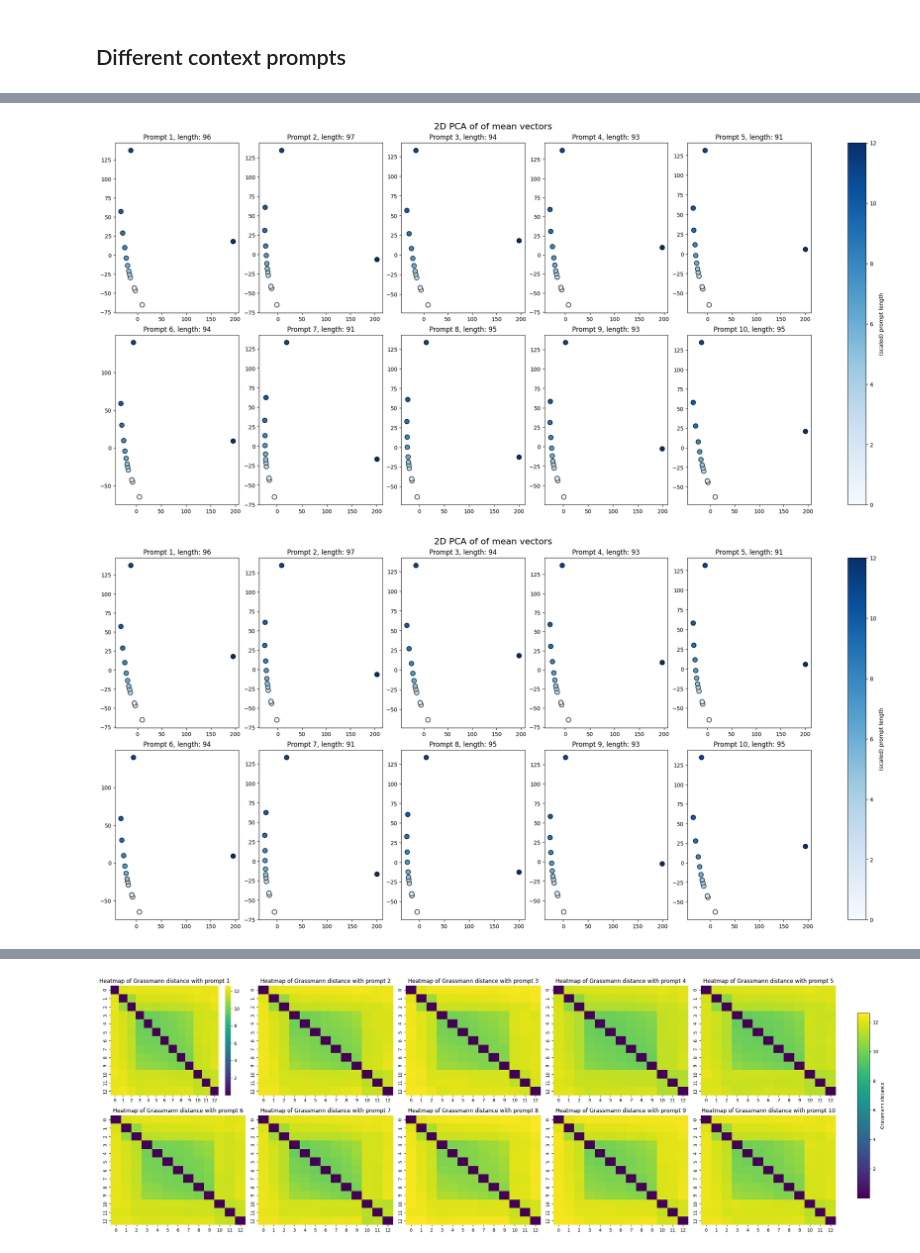
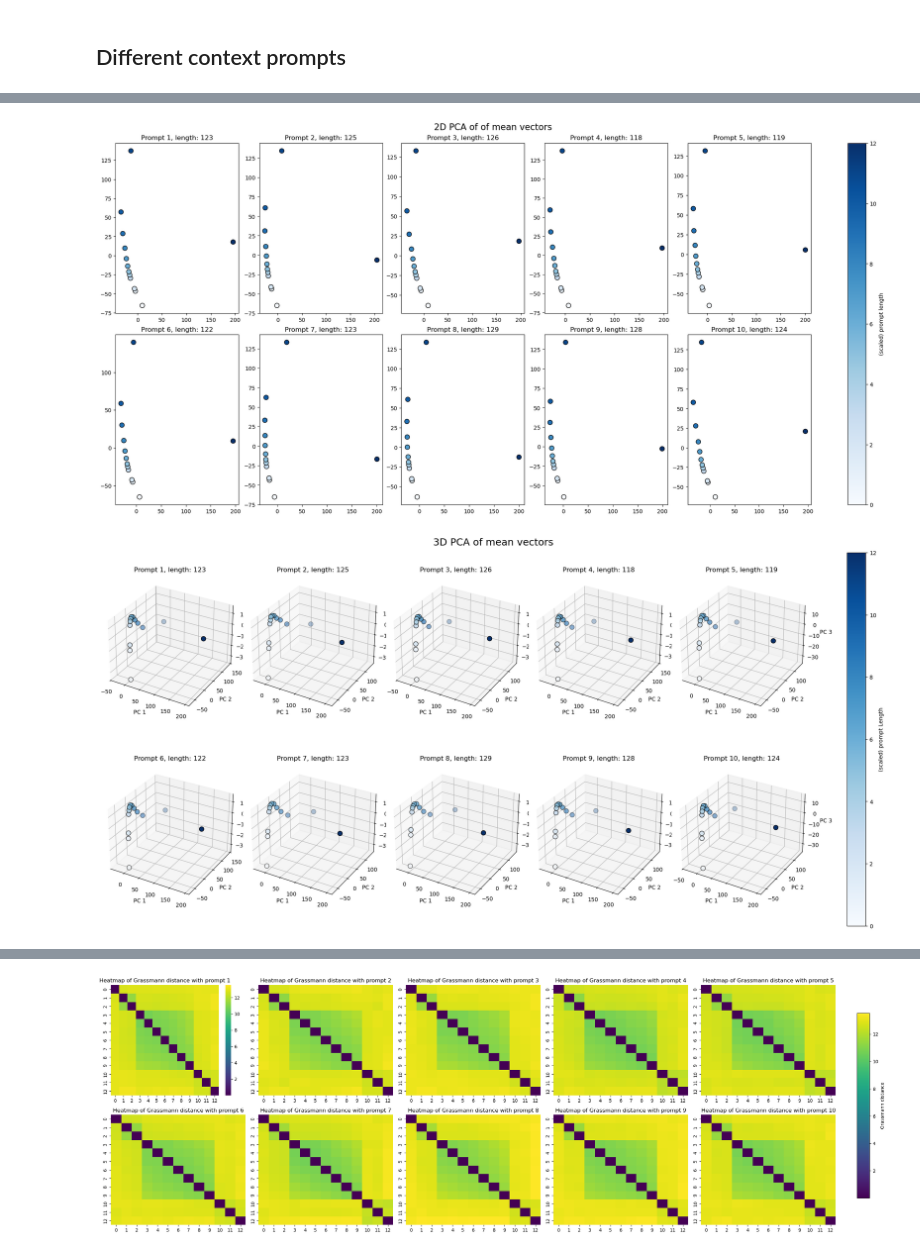
Before and after one commit to filippobezzi/transformer_geometrical_analysis, a Jupyter notebook: buffer_analysis.ipynb, the cells around one changed output, grey strips where cells are left out. Drawn from its saved outputs; the diff is of its cells as text; code cells hidden in the pictures.

```diff
--- a/buffer_analysis.ipynb
+++ b/buffer_analysis.ipynb
@@ -85,17 +137,24 @@ plot_heatmap(gd_heatmap)
 # %% [markdown]
 ## Different context prompts
 # %%
-volumes, gd, cos_sim, mean_vector, word_counts, rank_matrix = general_analysis("different_topics_prompts.txt")
+#Compute the interested geometrical quantities
+volumes, gd, cos_sim, mean_vector, token_counts, rank_matrix = general_analysis("different_topics_prompts.txt")
+
+#prepare data for the heatmap
 gd_heatmap = get_heatmap("different_topics_prompts.txt")
 # %%
-plot_geometry(volumes, word_counts, title="Volume over buffer states", xlabel="Buffer index", ylabel="log(Volume)")
-plot_geometry(gd, word_counts, title="Grassmann distance from previous buffer", xlabel="Buffer index", ylabel="Grassmann distance")
-plot_geometry(cos_sim, word_counts, title="Cosine similarity with last buffer", xlabel="Buffer index", ylabel="Cosine similarity")
+#Plot Volume, GD evolution and Cosine similarity
+plot_geometry(volumes, token_counts, title="Volume over buffer states", xlabel="Buffer index", ylabel="log(Volume)")
+plot_geometry(gd, token_counts, title="Grassmann distance from previous buffer", xlabel="Buffer index", ylabel="Grassmann distance")
+plot_geometry(cos_sim, token_counts, title="Cosine similarity with last buffer", xlabel="Buffer index", ylabel="Cosine similarity")
 
-PCA_plot(mean_vector, word_counts, n_components=2)
-PCA_plot(mean_vector, word_counts, n_components=3)
+#Plot mean vector evolution
+PCA_plot(mean_vector, token_counts)
+PCA_plot_3d(mean_vector, token_counts)
 
+#Plot the fraction of explored space
 rank_plot(rank_matrix)
 
+#Plot the GD heatmap
 plot_heatmap(gd_heatmap)
 # %% [output]
@@ -105,4 +164,4 @@ plot_heatmap(gd_heatmap)
 [figure]
-[figure, old version]
+[figure, new version]
 [figure]
-[figure, old version]
+[figure, new version]
```
Also changed, not shown: parts of 15 cells of this notebook.
